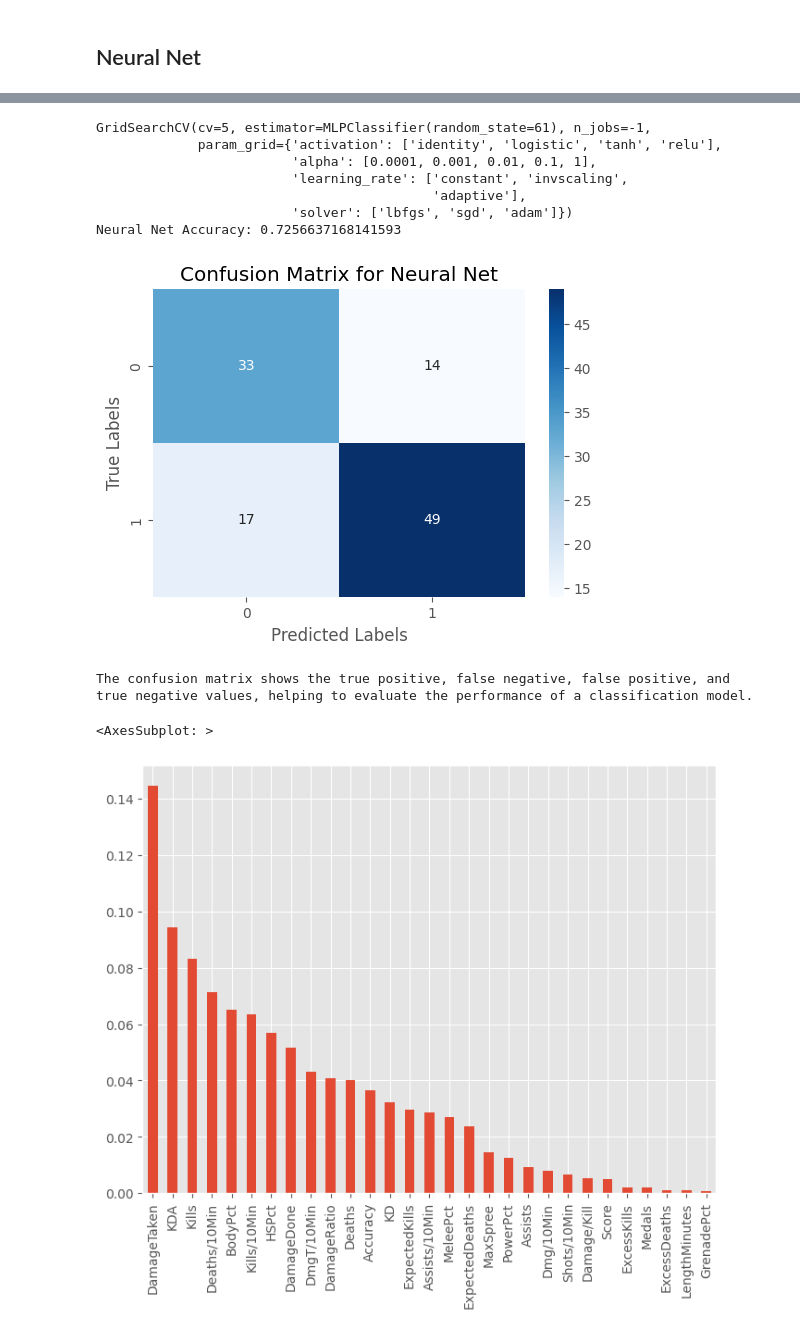
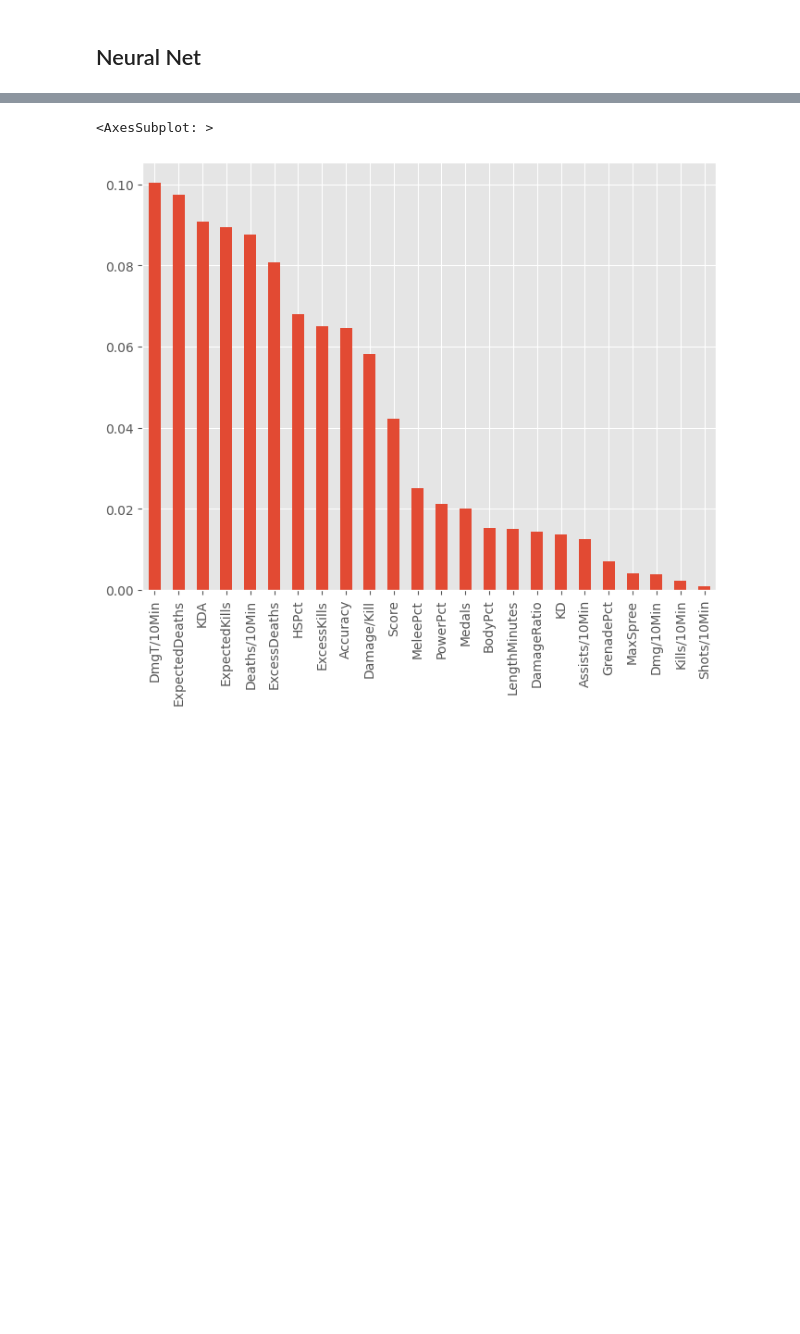
Before and after one commit to palmerac/Halo, a Jupyter notebook: haloModels.ipynb, the cells around one changed output, grey strips where cells are left out. Drawn from its saved outputs; the diff is of its cells as text; code cells hidden in the pictures; blank space fills up the shorter version.

```diff
--- a/haloModels.ipynb
+++ b/haloModels.ipynb
@@ -62,6 +62,7 @@ df = df.drop(['Player', 'MatchId', 'Input', 'Queue', 'Mmr', 'PreCsr', 'PostCsr',
               'Perfects', 'WasInProgressJoin', 'VehicleDestroys', 'VehicleHijacks', 'AssistsCallout',
               'LengthSeconds', 'Rank', 'SeasonNumber', 'SeasonVersion', 'Map'],axis=1)
 df = df.drop(['KillsBody','KillsMelee', 'KillsGrenade', 'KillsHeadshot', 'KillsPower'], axis=1)
+df = df.drop(['Kills','Deaths', 'Assists', 'DamageDone', 'DamageTaken'], axis=1)
 dfR = df[df['Playlist'] == 'Ranked Arena']
 dfRR = dfR[dfR['Date']> '2023-01-01']
 dfRR = dfRR[dfRR['Outcome'] != 'Draw']
@@ -196,8 +197,8 @@ from sklearn.preprocessing import OneHotEncoder, StandardScaler
 # Define the column transformer
 preprocessor = ColumnTransformer(
     transformers=[
-        ('num', StandardScaler(), ['Accuracy', 'DamageDone', 'DamageTaken', 'KD', 'KDA', 'Kills',
-                                    'Deaths', 'Assists', 'MaxSpree', 'ExpectedKills', 'ExpectedDeaths',
+        ('num', StandardScaler(), ['Accuracy', 'ExpectedKills', 'ExpectedDeaths', 'KD', 'KDA', 'MaxSpree',
+                                    # 'Deaths', 'Assists', 'Kills', 'DamageDone', 'DamageTaken',
                                     'Score', 'Medals', 'LengthMinutes', 'DamageRatio', 'Damage/Kill',
                                     'Kills/10Min', 'Deaths/10Min', 'Assists/10Min', 'Dmg/10Min',
                                     'DmgT/10Min', 'Shots/10Min', 'ExcessKills', 'ExcessDeaths',
@@ -641,16 +677,5 @@ feat_importances.plot(kind='bar', figsize=(8,6))
 # %%
-from sklearn.neural_network import MLPClassifier
-
-param_grid_nn = {'activation': ['identity', 'logistic', 'tanh', 'relu'], 'solver': ['lbfgs', 'sgd', 'adam'],
-                'learning_rate': ['constant', 'invscaling', 'adaptive'], 'alpha': [0.0001, 0.001, 0.01, 0.1, 1]}
-nn = GridSearchCV(estimator=MLPClassifier(random_state=61), cv=5, param_grid=param_grid_nn, n_jobs=-1)
-
-nn.fit(X_train_preprocessed, y_train)
-print(nn)
-print(f'Neural Net Accuracy: {nn.score(X_test_preprocessed, y_test)}')
 from sklearn.metrics import confusion_matrix
-
-
 # Generate confusion matrix for the Neural Net
 conf_matrix = confusion_matrix(y_test, nn.predict(X_test_preprocessed))
 plt.figure(figsize=(6, 4))
@@ -661,9 +686,9 @@ plt.title('Confusion Matrix for Neural Net')
 plt.show()
 
 print("The confusion matrix shows the true positive, false negative, false positive, and true negative values, helping to evaluate the performance of a classification model.")
-feat_importances_nn = pd.DataFrame(nn.best_estimator_.coefs_[0].flatten()[:29], index=X_train.columns, columns=["Importance"])
+feat_importances_nn = pd.DataFrame(nn.best_estimator_.coefs_[0].flatten()[:24], index=X_train.columns, columns=["Importance"])
 feat_importances_nn = feat_importances_nn.abs().sum(axis=1)
 feat_importances_nn = feat_importances_nn / feat_importances_nn.sum()
-feat_importances_nn = feat_importances_nn.sort_values(ascending=False)[:29]
+feat_importances_nn = feat_importances_nn.sort_values(ascending=False)[:24]
 feat_importances_nn.plot(kind='bar', figsize=(8,6))
 # %% [output]
@@ -687,14 +697,5 @@ Increase the number of iterations (max_iter) or scale the data as shown in:
-GridSearchCV(cv=5, estimator=MLPClassifier(random_state=61), n_jobs=-1,
-             param_grid={'activation': ['identity', 'logistic', 'tanh', 'relu'],
-                         'alpha': [0.0001, 0.001, 0.01, 0.1, 1],
-                         'learning_rate': ['constant', 'invscaling',
-                                           'adaptive'],
-                         'solver': ['lbfgs', 'sgd', 'adam']})
-Neural Net Accuracy: 0.7256637168141593
+<AxesSubplot: >
-[figure, old version]
-The confusion matrix shows the true positive, false negative, false positive, and true negative values, helping to evaluate the performance of a classification model.
-<AxesSubplot: >
-[figure, old version]
+[figure, new version]
 # %%
 modelss = [logreg,ridge_cv,lasso_cv,elastic_cv,knn_cv,rf_cv,GBRT,XGB,nn]
 model_namess = ['Logistic Regression', 'Ridge', 'Lasso', 'ElasticNet',
```
Also changed, not shown: parts of 28 cells of this notebook, 14 other files.
